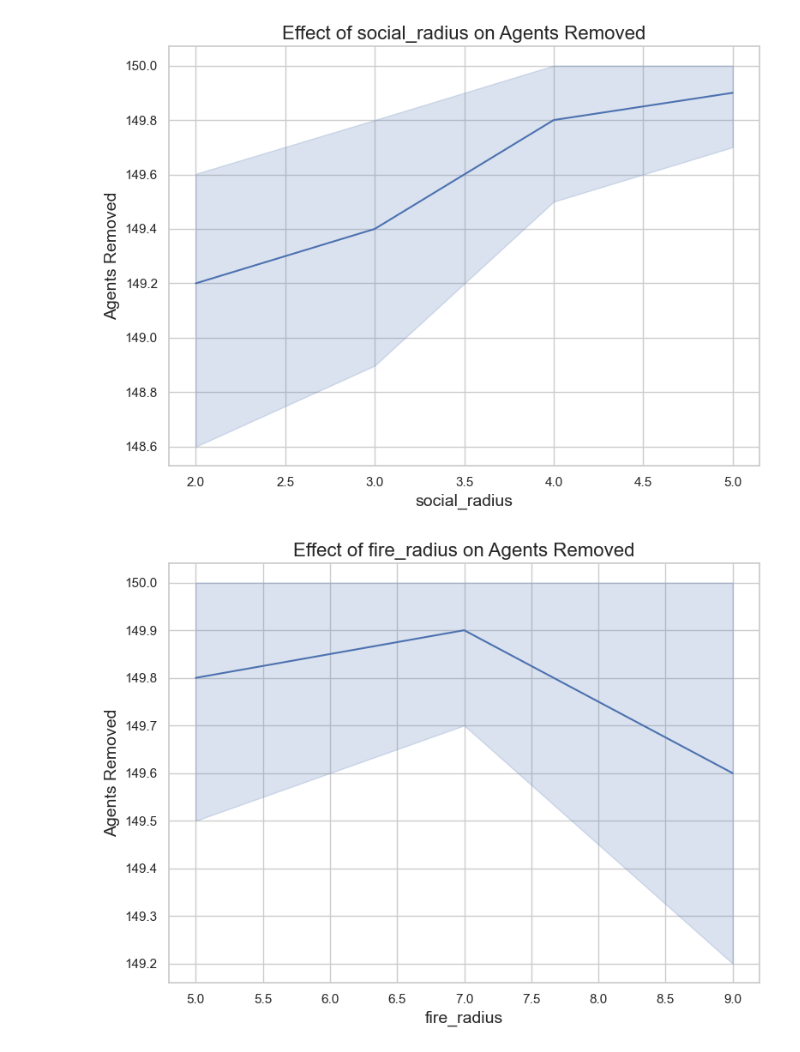
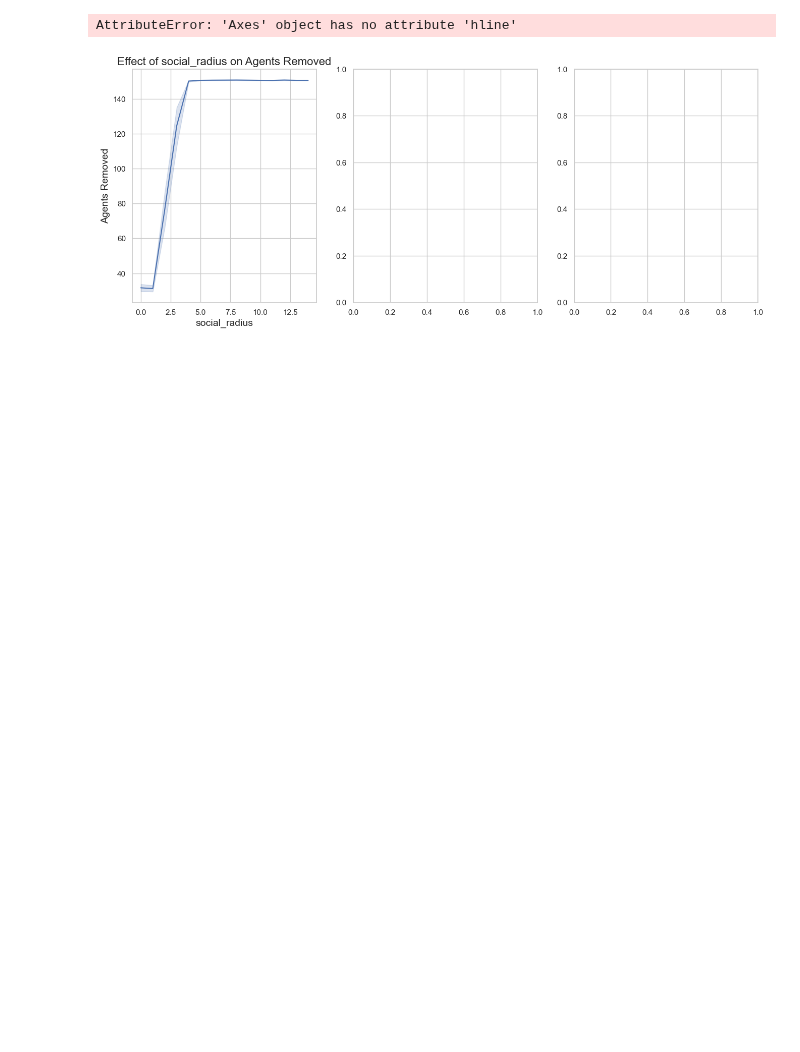
Before and after one commit to LoesBijman/agent_based_modeling, a Jupyter notebook: visualize.ipynb, the cells around one changed output. Saved outputs shown, nothing was run; the diff lists cells and outputs as text; code cells hidden in the pictures; blank space fills up the shorter version.

```diff
--- a/visualize.ipynb
+++ b/visualize.ipynb
@@ -81,43 +81,43 @@ def plot_all_vars(df):
     fig.tight_layout()
     plt.show()
 # %%
-# Load data
 df = pd.read_csv('sensitivity_analysis_results.csv')
 
 # Filter out the relevant columns
 relevant_cols = ['parameter', 'value', 'Agents Removed']
 df = df[relevant_cols]
 
 # Group by parameter and calculate statistics
 parameter_stats = df.groupby('parameter').agg({
     'value': 'first',
     'Agents Removed': ['mean', 'median', 'std', 'min', 'max']
 }).reset_index()
 
-def plot_parameter_effect(parameter_name):
-    plt.figure(figsize=(8, 6))
-    sns.lineplot(x='value', y='Agents Removed', data=df[df['parameter'] == parameter_name])
-    plt.title(f'Effect of {parameter_name} on Agents Removed', fontsize=16)
-    plt.xlabel(f'{parameter_name}', fontsize=14)
-    plt.ylabel('Agents Removed', fontsize=14)
-    plt.grid(True)
+def plot_parameter_effects(num_of_plots, name_of_vars):
+    """
+    Plots the effects of two parameters on the 'Agents Removed' metric side by side.
+    """
+
+    fig, axes = plt.subplots(1, num_of_plots, figsize=(16, 6))  # Create a grid of 1 row and 2 columns
+
+    for i in range(len(name_of_vars)):
+        # Plot for the first parameter
+        sns.lineplot(ax=axes[i], x='value', y='Agents Removed', data=df[df['parameter'] == name_of_vars[i]])
+        axes[i].set_title(f'Effect of {name_of_vars[i]} on Agents Removed', fontsize=16)
+        axes[i].set_xlabel(f'{name_of_vars[i]}', fontsize=14)
+        axes[i].set_ylabel('Agents Removed', fontsize=14)
+        axes[i].hline()
+        axes[i].grid(True)
+
+    # Adjust layout for better display
     plt.tight_layout()
     plt.show()
 
-# Example: Plot for social_radius
-plot_parameter_effect('social_radius')
+# Plot effects of 'social_radius' and 'fire_radius' and "exit_radius" side by side
+plot_parameter_effects(3, ['social_radius', 'fire_radius', 'exit_radius'])
 
-# Example: Plot for fire_radius
-plot_parameter_effect('fire_radius')
-
-# Example: Plot for exit_radius
-plot_parameter_effect('exit_radius')
-
-# Example: Plot for probability
-plot_parameter_effect('p_spreading')
-
-# Example: Plot for probability
-plot_parameter_effect('p_spreading_environment')
+# Plot effects of 'p_spreading' and 'p_spreading_environment' side by side
+plot_parameter_effects(2, ['p_spreading', 'p_spreading_environment'])
 # %% [output]
+AttributeError: 'Axes' object has no attribute 'hline'
-[figure, old version]
+[figure, new version]
-[figure, removed]
```
Also changed, not shown: parts of 3 cells of this notebook, 3 other files.
